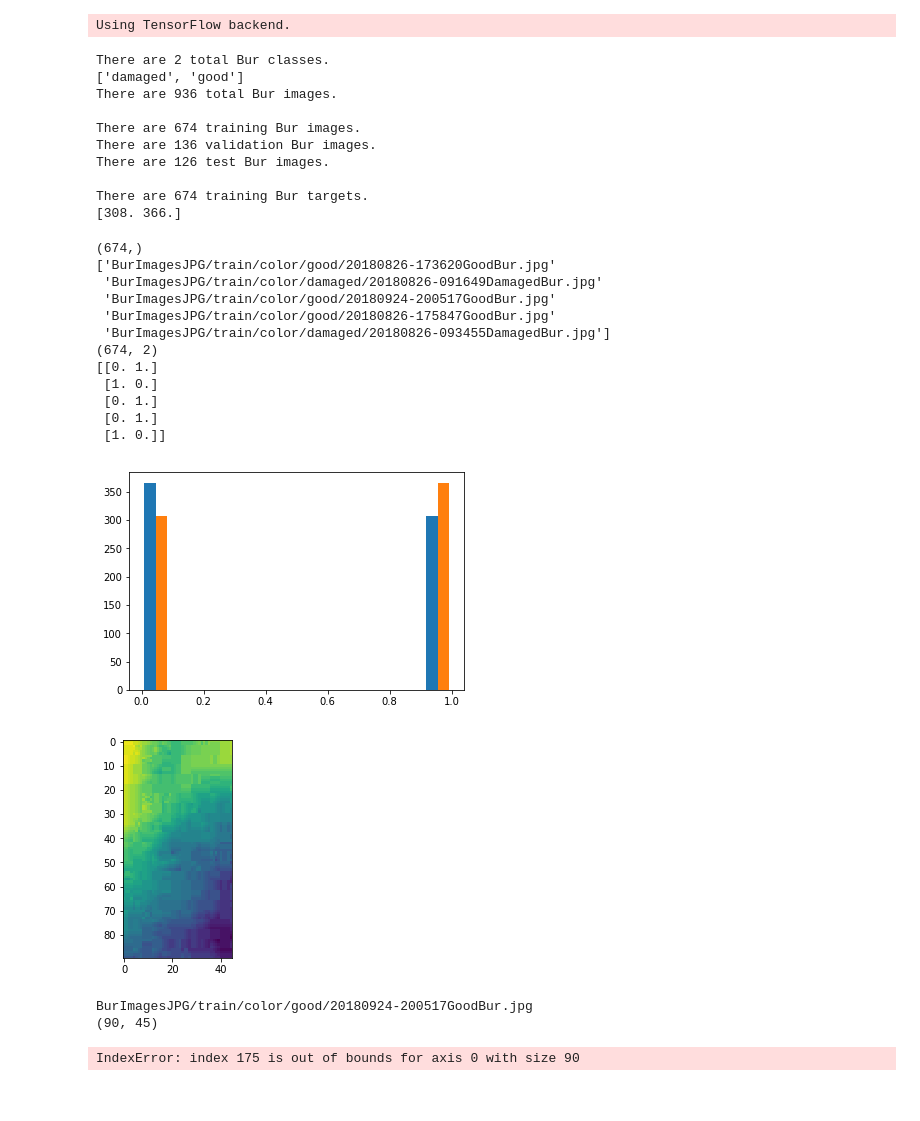
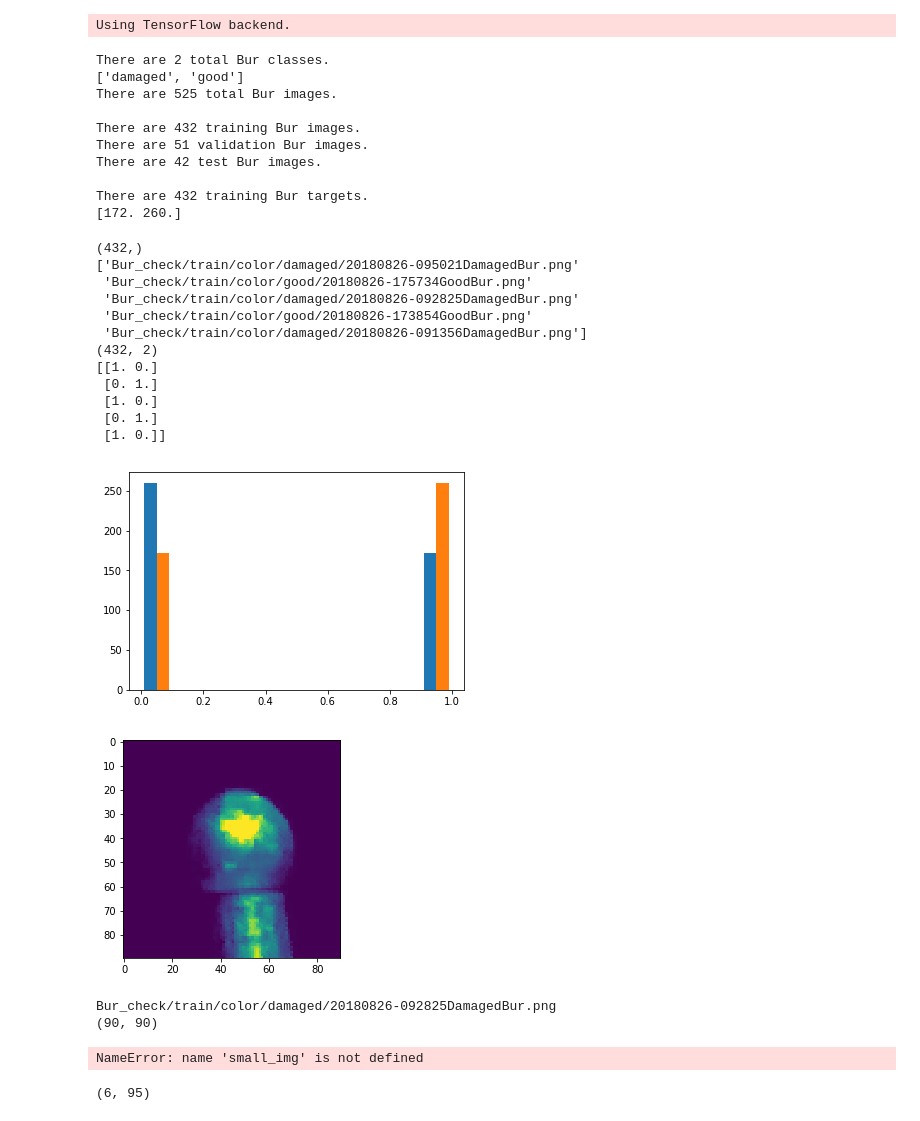
Before and after one commit to leogold/pecuniae, a Jupyter notebook: BursClass_app_3.ipynb, the cells around one changed output. Cells and saved outputs as stored; diff of their text form; code cells hidden in the pictures.

```diff
--- a/BursClass_app_3.ipynb
+++ b/BursClass_app_3.ipynb
@@ -1,4 +1,5 @@
 # %%
+import cv2
 from sklearn.datasets import load_files
 import keras
 from keras.models import Sequential
@@ -17,12 +18,12 @@ def load_dataset(path):
     return bur_files, bur_targets
 
 # load train, test, and validation datasets
-train_files, train_targets = load_dataset('BurImagesJPG/train/color')
-validation_files, validation_targets = load_dataset('BurImagesJPG/validation/color')
-test_files, test_targets = load_dataset('BurImagesJPG/test/color')
+train_files, train_targets = load_dataset('Bur_check/train/color')
+validation_files, validation_targets = load_dataset('Bur_check/validation/color')
+test_files, test_targets = load_dataset('Bur_check/test/color')
 
 # load list of bur classes
-bur_classes = [item[25:-1] for item in sorted(glob("BurImagesJPG/train/color/*/"))]
+bur_classes = [item[22:-1] for item in sorted(glob("Bur_check/train/color/*/"))]
 
 # print statistics about the dataset
 print('There are %d total Bur classes.' % len(bur_classes))
@@ -37,14 +38,14 @@ print train_targets.sum(axis=0)
 Using TensorFlow backend.
 There are 2 total Bur classes.
 ['damaged', 'good']
-There are 936 total Bur images.
+There are 525 total Bur images.
 
-There are 674 training Bur images.
-There are 136 validation Bur images.
-There are 126 test Bur images.
+There are 432 training Bur images.
+There are 51 validation Bur images.
+There are 42 test Bur images.
 
-There are 674 training Bur targets.
-[308. 366.]
+There are 432 training Bur targets.
+[172. 260.]
 # %%
 print train_files.shape
 print train_files[0:5]
@@ -53,52 +54,65 @@ print train_targets[0:5]
 plt.hist(train_targets, bins='auto')
 plt.show()
 # %% [output]
-(674,)
-['BurImagesJPG/train/color/good/20180826-173620GoodBur.jpg'
- 'BurImagesJPG/train/color/damaged/20180826-091649DamagedBur.jpg'
- 'BurImagesJPG/train/color/good/20180924-200517GoodBur.jpg'
- 'BurImagesJPG/train/color/good/20180826-175847GoodBur.jpg'
- 'BurImagesJPG/train/color/damaged/20180826-093455DamagedBur.jpg']
-(674, 2)
-[[0. 1.]
+(432,)
+['Bur_check/train/color/damaged/20180826-095021DamagedBur.png'
+ 'Bur_check/train/color/good/20180826-175734GoodBur.png'
+ 'Bur_check/train/color/damaged/20180826-092825DamagedBur.png'
+ 'Bur_check/train/color/good/20180826-173854GoodBur.png'
+ 'Bur_check/train/color/damaged/20180826-091356DamagedBur.png']
+(432, 2)
+[[1. 0.]
+ [0. 1.]
  [1. 0.]
  [0. 1.]
- [0. 1.]
  [1. 0.]]
-[figure, old version]
+[figure, new version]
 # %%
 import cv2
 from skimage import data
 from skimage.transform import resize
 %matplotlib inline
 
 img = cv2.imread(train_files[2])
-crop_img = img[20:400, 160:420]
+#crop_img = img[20:400, 160:420]
 # convert to grayscale
-gray_img = cv2.cvtColor(crop_img, cv2.COLOR_RGB2GRAY)
+gray_img = cv2.cvtColor(img, cv2.COLOR_RGB2GRAY)
 # resize to smaller
 #small_img = resize(crop_img, (205,115))
-small_img = cv2.resize(gray_img, (0,0), fx=0.5, fy=0.5)
+#small_img = cv2.resize(gray_img, (0,0), fx=0.5, fy=0.5)
 # rescale entries to lie in [0,1]
-small_img_m = small_img.astype('float32')/255
+small_img_m = gray_img.astype('float32')/255
 
 # plot image
-plt.imshow(small_img_m)
+plt.imshow(gray_img)
 plt.show()
 print train_files[2]
-print small_img.shape
+print gray_img.shape
 print small_img[175,90]
 print small_img_m.shape
-print small_img_m[175,90]
+print small_img[4,90]
 new_name = 'Bur_check' + train_files[2][10:]
 
 cv2.imwrite(new_name,small_img,[cv2.IMWRITE_PNG_COMPRESSION, 9])
 print new_name
 # %% [output]
-[figure, old version]
+[figure, new version]
-BurImagesJPG/train/color/good/20180924-200517GoodBur.jpg
-(90, 45)
+Bur_check/train/color/damaged/20180826-092825DamagedBur.png
+(90, 90)
-IndexError: index 175 is out of bounds for axis 0 with size 90
+NameError: name 'small_img' is not defined
+# %%
+def find_pixel(img, r_query, g_query, b_query):
+
+   # rgb = img.convert('RGB')
+    for y in range(img.shape[0]):
+        for x in range(img.shape[1]):
+           r = img[y,x]
+           if r > r_query:
+                return (y,x)
+
+print(find_pixel(small_img, 1, 1, 1))
+# %% [output]
+(6, 95)
 # %%
 fig, (ax1, ax2) = plt.subplots(1, 2)
 ax1.hist(np.sum(small_img_m, axis=0), bins=30)
```
Also changed, not shown: parts of 11 cells of this notebook, 5 other files.
